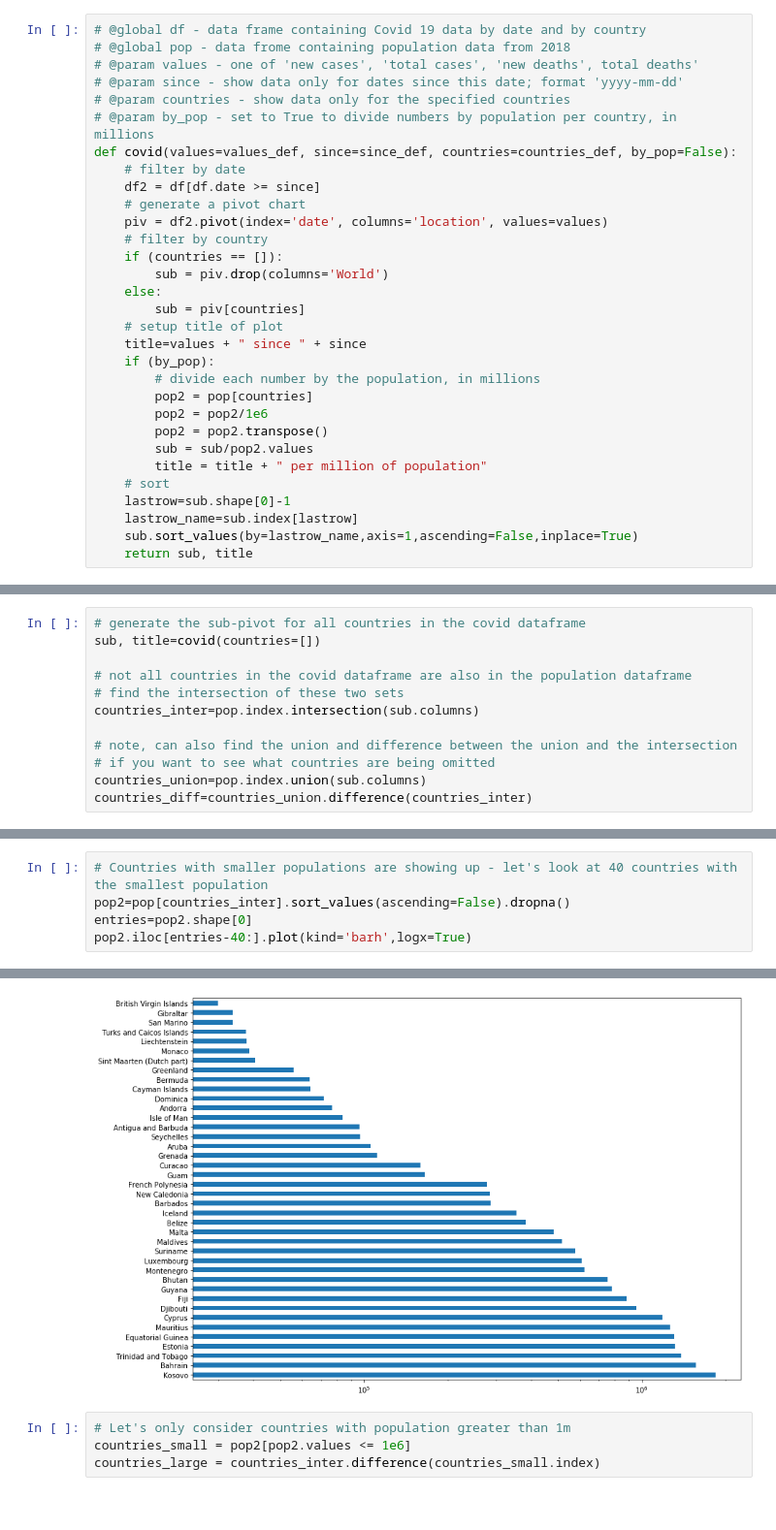
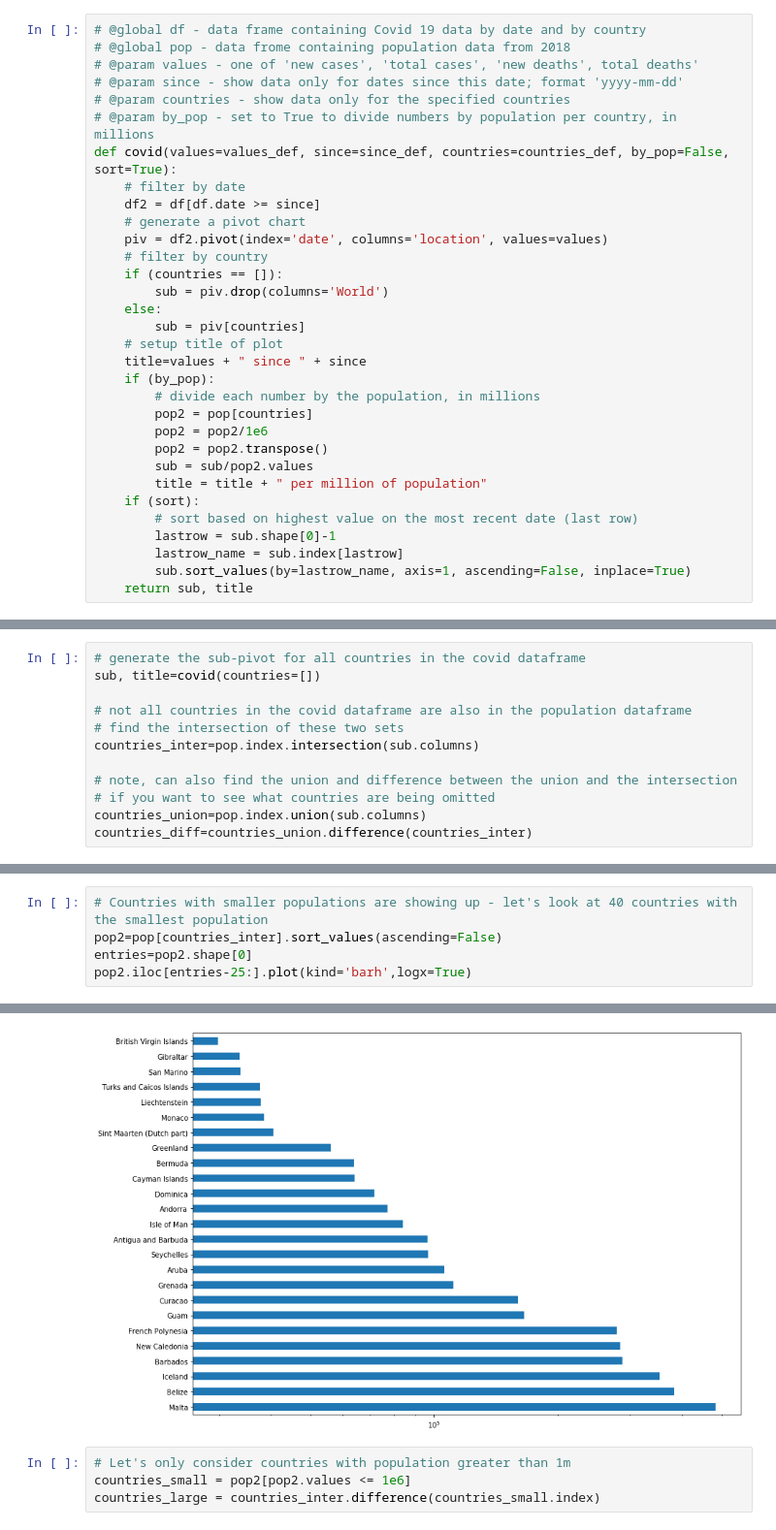
Before and after one commit to bakirl/covid19-tracker, a Jupyter notebook: covid19.ipynb, the cells around one changed output, grey strips where cells are left out. Shown at 97% size. Saved outputs shown, nothing was run; the diff lists cells and outputs as text.

```diff
--- a/covid19.ipynb
+++ b/covid19.ipynb
@@ -27,7 +27,7 @@ plt.rcParams["figure.figsize"] = (14, 10)
 # @param since - show data only for dates since this date; format 'yyyy-mm-dd'
 # @param countries - show data only for the specified countries
 # @param by_pop - set to True to divide numbers by population per country, in millions
-def covid(values=values_def, since=since_def, countries=countries_def, by_pop=False):
+def covid(values=values_def, since=since_def, countries=countries_def, by_pop=False, sort=True):
     # filter by date
     df2 = df[df.date >= since]
     # generate a pivot chart
@@ -46,10 +46,11 @@ def covid(values=values_def, since=since_def, countries=countries_def, by_pop=Fa
         pop2 = pop2.transpose()
         sub = sub/pop2.values
         title = title + " per million of population"
-    # sort
-    lastrow=sub.shape[0]-1
-    lastrow_name=sub.index[lastrow]
-    sub.sort_values(by=lastrow_name,axis=1,ascending=False,inplace=True)
+    if (sort):
+        # sort based on highest value on the most recent date (last row)
+        lastrow = sub.shape[0]-1
+        lastrow_name = sub.index[lastrow]
+        sub.sort_values(by=lastrow_name, axis=1, ascending=False, inplace=True)
     return sub, title
 # %%
 sub, title = covid(values='new_deaths',countries=['World'],since='2020-01-01')
@@ -94,11 +95,11 @@ sub.plot(title=title,logy=False)
 # %%
 # Countries with smaller populations are showing up - let's look at 40 countries with the smallest population
-pop2=pop[countries_inter].sort_values(ascending=False).dropna()
+pop2=pop[countries_inter].sort_values(ascending=False)
 entries=pop2.shape[0]
-pop2.iloc[entries-40:].plot(kind='barh',logx=True)
+pop2.iloc[entries-25:].plot(kind='barh',logx=True)
 # %% [output]
 <matplotlib.axes._subplots.AxesSubplot at 0x...>
-[figure, old version]
+[figure, new version]
 # %%
 # Let's only consider countries with population greater than 1m
 countries_small = pop2[pop2.values <= 1e6]
```
Also changed, not shown: parts of 6 cells of this notebook.
